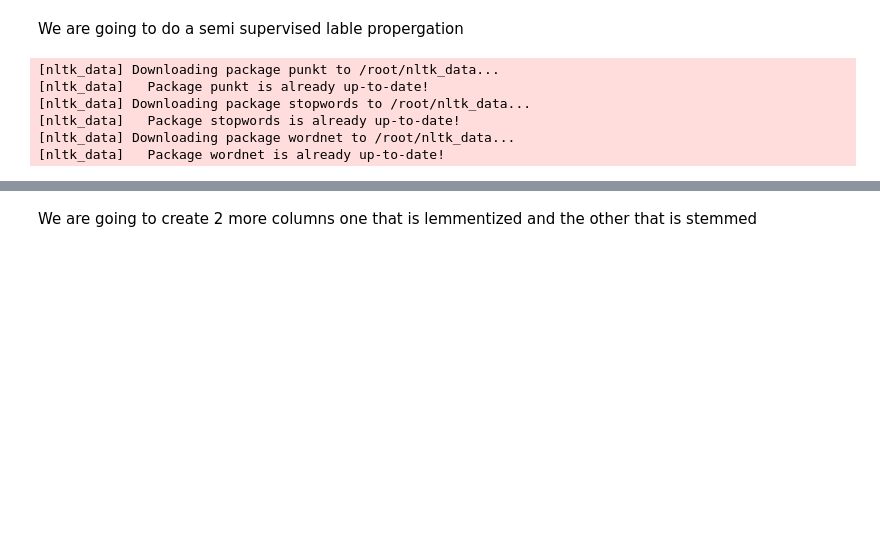
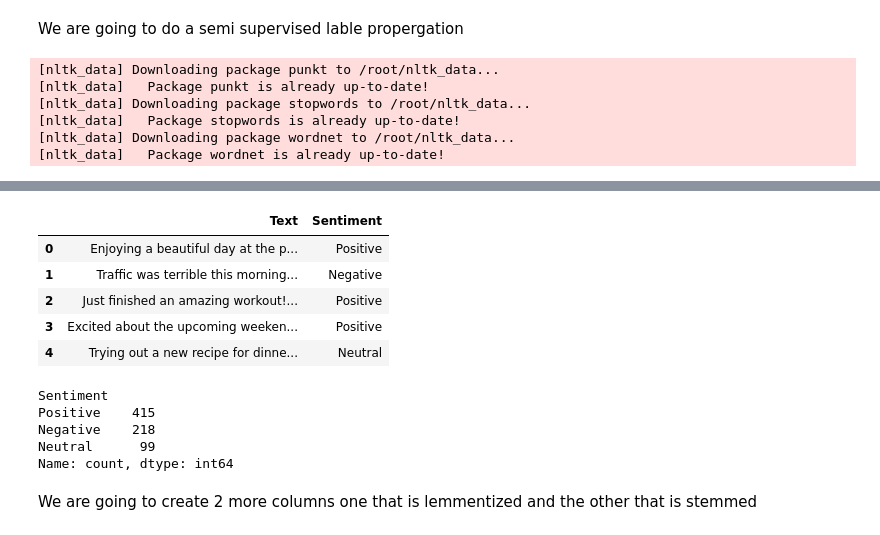
Before and after one commit to kkrusere/youTube-comments-Analyzer, a Jupyter notebook: LLM_fine-tuned.ipynb, the cells around one changed output, grey strips where cells are left out. Saved outputs shown, nothing was run; the diff lists cells and outputs as text; code cells hidden in the pictures; blank space fills up the shorter version.

```diff
--- a/LLM_fine-tuned.ipynb
+++ b/LLM_fine-tuned.ipynb
@@ -133,3 +141,23 @@ reddit_data.head()
+# %%
+# We are using the `classify_sentiment` function to categorize the comment into 3 Positive, Negative and Neutral
+sentimentdata['Sentiment'] = sentimentdata['Sentiment'].apply(classify_sentiment)
+# %%
+sentimentdata.head()
+# %% [output]
+|  | Text | Sentiment |
+| 0 | Enjoying a beautiful day at the p... | Positive |
+| 1 | Traffic was terrible this morning... | Negative |
+| 2 | Just finished an amazing workout!... | Positive |
+| 3 | Excited about the upcoming weeken... | Positive |
+| 4 | Trying out a new recipe for dinne... | Neutral |
+# %%
+sentimentdata['Sentiment'].value_counts()
+# %% [output]
+Sentiment
+Positive    415
+Negative    218
+Neutral      99
+Name: count, dtype: int64
 # %% [markdown]
 We are going to create 2 more columns one that is lemmentized and the other that is stemmed
 # %%
```
Also changed, not shown: parts of 18 cells of this notebook.
